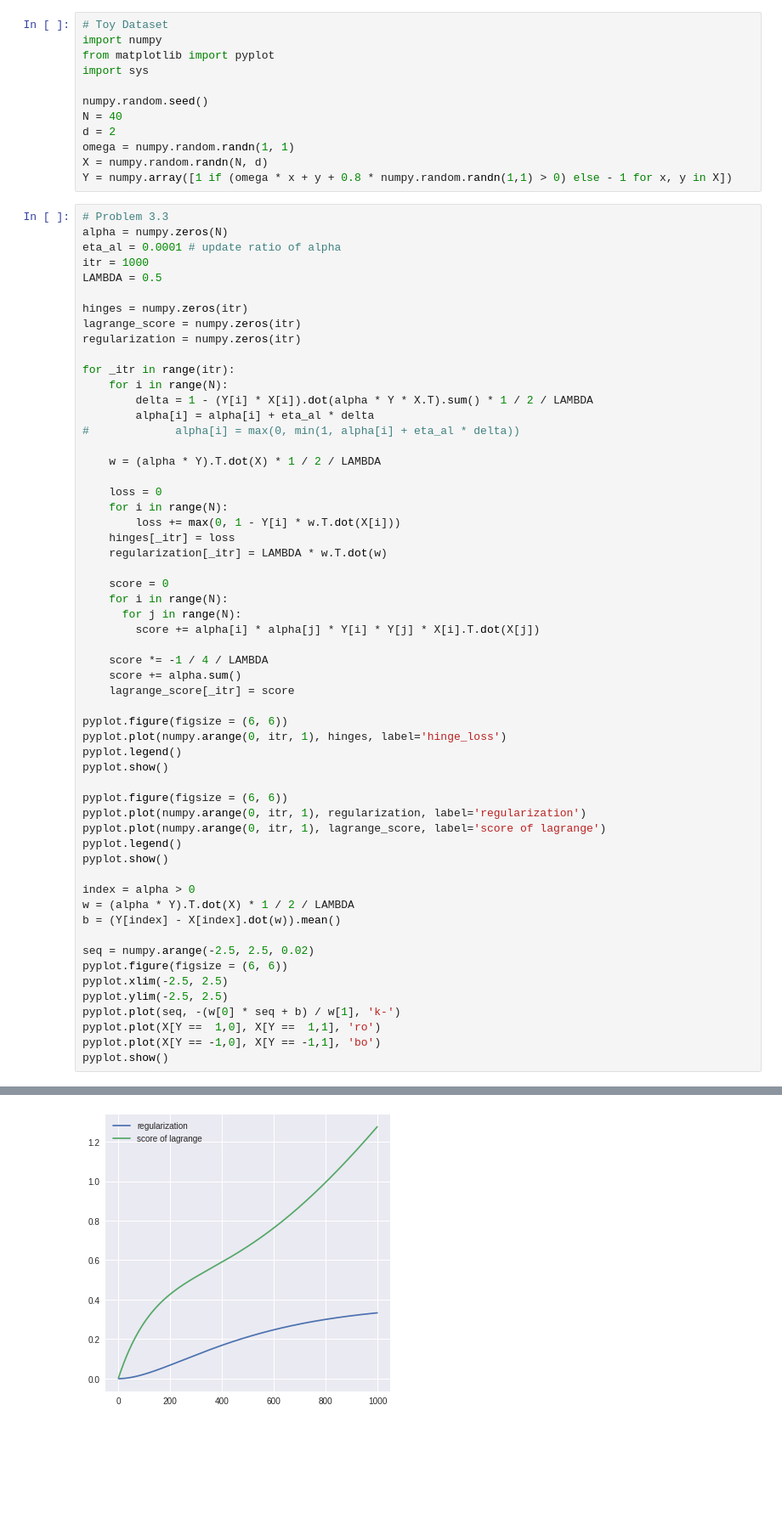
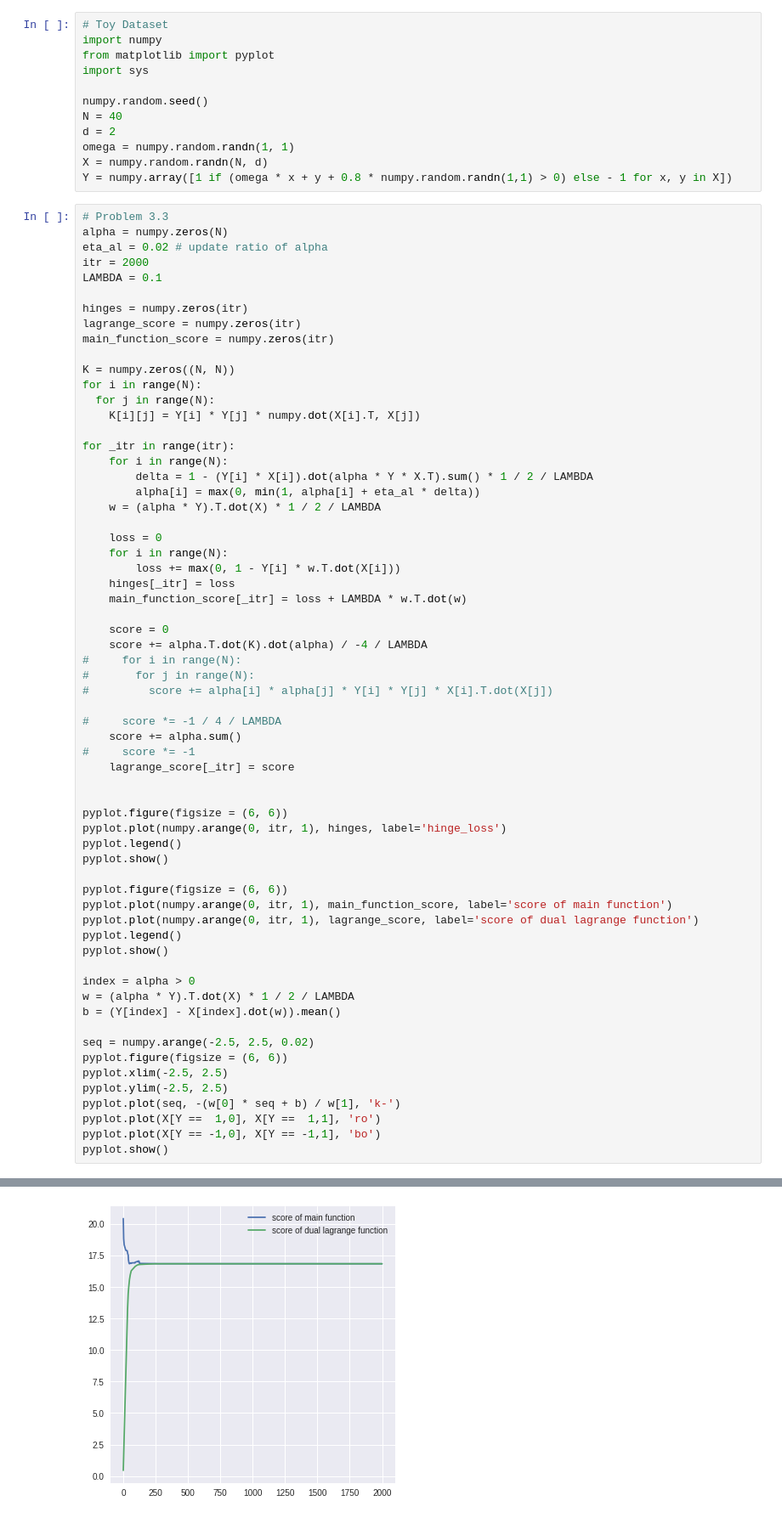
Before and after one commit to takesi0627/deeplearningclass, a Jupyter notebook: Machine_Learning_Intermediate_report.ipynb, the cells around one changed output, grey strips where cells are left out. Shown at 85% size. Cells and saved outputs as stored; diff of their text form; blank space fills up the shorter version.

```diff
--- a/Machine_Learning_Intermediate_report.ipynb
+++ b/Machine_Learning_Intermediate_report.ipynb
@@ -15,36 +62,42 @@ Y = numpy.array([1 if (omega * x + y + 0.8 * numpy.random.randn(1,1) > 0) else -
 # %%
 # Problem 3.3
 alpha = numpy.zeros(N)
-eta_al = 0.0001 # update ratio of alpha
-itr = 1000
-LAMBDA = 0.5
+eta_al = 0.02 # update ratio of alpha
+itr = 2000
+LAMBDA = 0.1
 
 hinges = numpy.zeros(itr)
 lagrange_score = numpy.zeros(itr)
-regularization = numpy.zeros(itr)
+main_function_score = numpy.zeros(itr)
+
+K = numpy.zeros((N, N))
+for i in range(N):
+  for j in range(N):
+    K[i][j] = Y[i] * Y[j] * numpy.dot(X[i].T, X[j])
 
 for _itr in range(itr):
     for i in range(N):
         delta = 1 - (Y[i] * X[i]).dot(alpha * Y * X.T).sum() * 1 / 2 / LAMBDA
-        alpha[i] = alpha[i] + eta_al * delta
-#             alpha[i] = max(0, min(1, alpha[i] + eta_al * delta))
-
+        alpha[i] = max(0, min(1, alpha[i] + eta_al * delta))
     w = (alpha * Y).T.dot(X) * 1 / 2 / LAMBDA
 
     loss = 0
     for i in range(N):
         loss += max(0, 1 - Y[i] * w.T.dot(X[i]))
     hinges[_itr] = loss
-    regularization[_itr] = LAMBDA * w.T.dot(w)
+    main_function_score[_itr] = loss + LAMBDA * w.T.dot(w)
 
     score = 0
-    for i in range(N):
-      for j in range(N):
-        score += alpha[i] * alpha[j] * Y[i] * Y[j] * X[i].T.dot(X[j])
+    score += alpha.T.dot(K).dot(alpha) / -4 / LAMBDA
+#     for i in range(N):
+#       for j in range(N):
+#         score += alpha[i] * alpha[j] * Y[i] * Y[j] * X[i].T.dot(X[j])
 
-    score *= -1 / 4 / LAMBDA
+#     score *= -1 / 4 / LAMBDA
     score += alpha.sum()
+#     score *= -1
     lagrange_score[_itr] = score
+
 
 pyplot.figure(figsize = (6, 6))
 pyplot.plot(numpy.arange(0, itr, 1), hinges, label='hinge_loss')
@@ -52,8 +105,8 @@ pyplot.legend()
 pyplot.show()
 
 pyplot.figure(figsize = (6, 6))
-pyplot.plot(numpy.arange(0, itr, 1), regularization, label='regularization')
-pyplot.plot(numpy.arange(0, itr, 1), lagrange_score, label='score of lagrange')
+pyplot.plot(numpy.arange(0, itr, 1), main_function_score, label='score of main function')
+pyplot.plot(numpy.arange(0, itr, 1), lagrange_score, label='score of dual lagrange function')
 pyplot.legend()
 pyplot.show()
 
@@ -74 +127 @@ pyplot.show()
-[figure, old version]
+[figure, new version]
```
Also changed, not shown: parts of 3 cells of this notebook.
